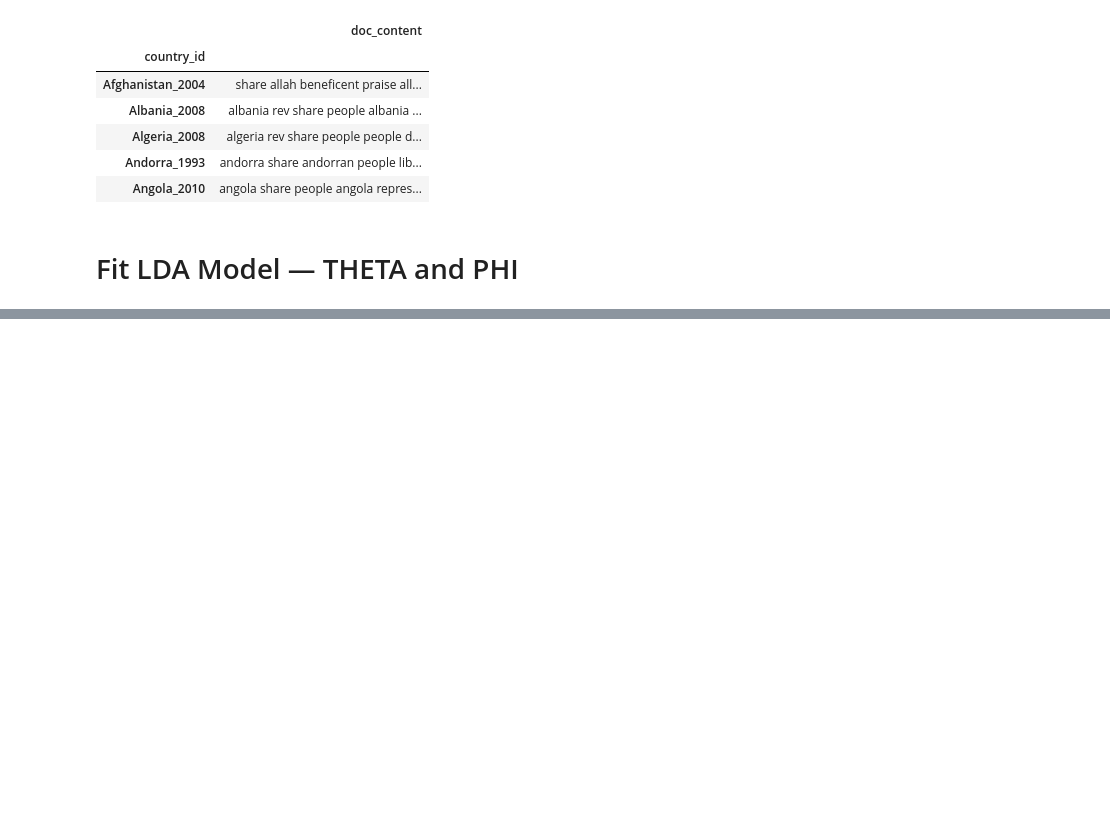
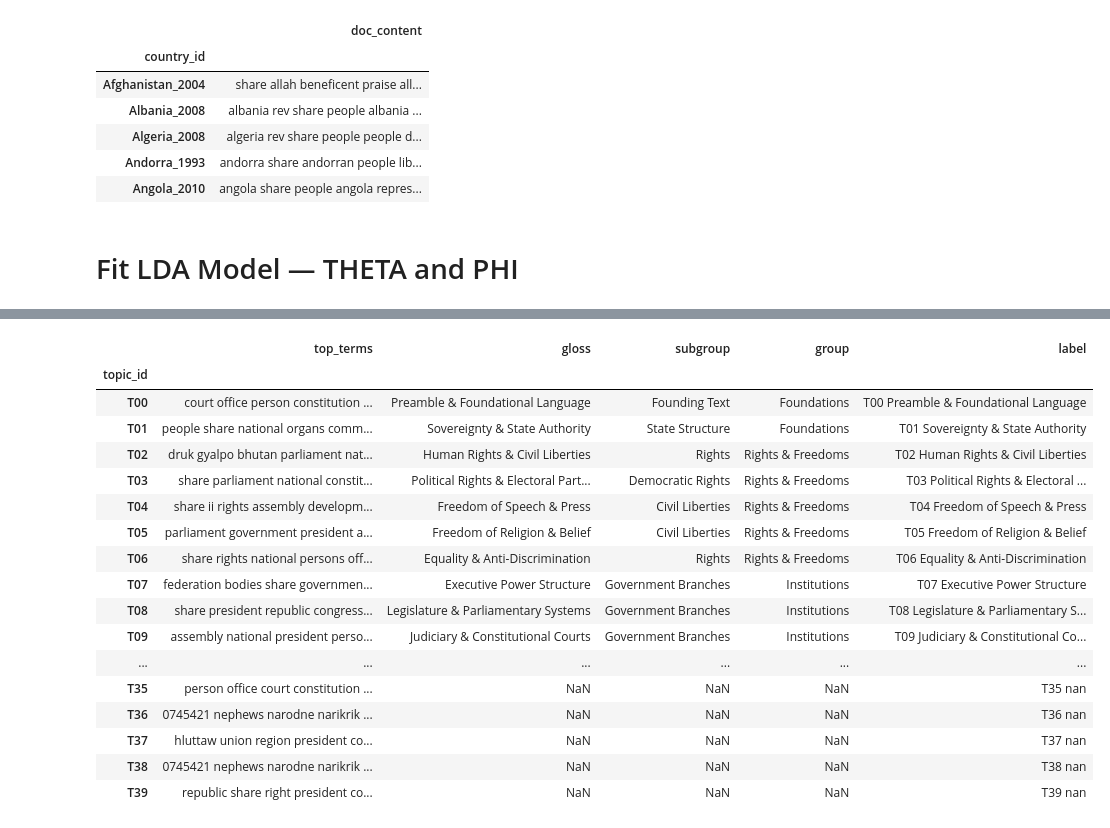
Before and after one commit to Arocha09/constitution_analysis, a Jupyter notebook: constitution_lda.ipynb, the cells around one changed output, grey strips where cells are left out. Drawn from its saved outputs; the diff is of its cells as text; code cells hidden in the pictures; blank space fills up the shorter version.

```diff
--- a/constitution_lda.ipynb
+++ b/constitution_lda.ipynb
@@ -215,3 +130,68 @@ TOPICS
+# %%
+topic_meta = {
+    'T00': {'gloss': 'Preamble & Foundational Language', 'subgroup': 'Founding Text', 'group': 'Foundations'},
+    'T01': {'gloss': 'Sovereignty & State Authority', 'subgroup': 'State Structure', 'group': 'Foundations'},
+    'T02': {'gloss': 'Human Rights & Civil Liberties', 'subgroup': 'Rights', 'group': 'Rights & Freedoms'},
+    'T03': {'gloss': 'Political Rights & Electoral Participation', 'subgroup': 'Democratic Rights', 'group': 'Rights & Freedoms'},
+    'T04': {'gloss': 'Freedom of Speech & Press', 'subgroup': 'Civil Liberties', 'group': 'Rights & Freedoms'},
+    'T05': {'gloss': 'Freedom of Religion & Belief', 'subgroup': 'Civil Liberties', 'group': 'Rights & Freedoms'},
+    'T06': {'gloss': 'Equality & Anti-Discrimination', 'subgroup': 'Rights', 'group': 'Rights & Freedoms'},
+
+    'T07': {'gloss': 'Executive Power Structure', 'subgroup': 'Government Branches', 'group': 'Institutions'},
+    'T08': {'gloss': 'Legislature & Parliamentary Systems', 'subgroup': 'Government Branches', 'group': 'Institutions'},
+    'T09': {'gloss': 'Judiciary & Constitutional Courts', 'subgroup': 'Government Branches', 'group': 'Institutions'},
+    'T10': {'gloss': 'Separation of Powers & Checks and Balances', 'subgroup': 'Institutional Design', 'group': 'Institutions'},
+
+    'T11': {'gloss': 'Elections & Voting Systems', 'subgroup': 'Democratic Institutions', 'group': 'Electoral Systems'},
+    'T12': {'gloss': 'Political Parties & Representation', 'subgroup': 'Democratic Institutions', 'group': 'Electoral Systems'},
+    'T13': {'gloss': 'Electoral Integrity & Fairness', 'subgroup': 'Democratic Quality', 'group': 'Electoral Systems'},
+
+    'T14': {'gloss': 'Federalism & Regional Autonomy', 'subgroup': 'Territorial Structure', 'group': 'State Structure'},
+    'T15': {'gloss': 'Local Government & Decentralization', 'subgroup': 'Territorial Structure', 'group': 'State Structure'},
+
+    'T16': {'gloss': 'Emergency Powers & Authoritarian Exceptions', 'subgroup': 'Crisis Governance', 'group': 'Power Limits'},
+    'T17': {'gloss': 'Military & Security Institutions', 'subgroup': 'State Power', 'group': 'Power Limits'},
+
+    'T18': {'gloss': 'Amendment Procedures & Constitutional Change', 'subgroup': 'Legal Structure', 'group': 'Constitutional Stability'},
+
+    'T19': {'gloss': 'Economic Rights & Property Protections', 'subgroup': 'Socioeconomic Rights', 'group': 'Rights & Freedoms'},
+    'T20': {'gloss': 'Welfare State & Social Guarantees', 'subgroup': 'Socioeconomic Rights', 'group': 'Rights & Freedoms'},
+
+    'T21': {'gloss': 'Rule of Law & Legal Equality', 'subgroup': 'Judicial Principles', 'group': 'Institutions'},
+    'T22': {'gloss': 'Anti-Corruption & Accountability Mechanisms', 'subgroup': 'Governance Quality', 'group': 'Institutions'},
+
+    'T23': {'gloss': 'Democratic Backsliding / Authoritarian Clauses', 'subgroup': 'Regime Control', 'group': 'Power Limits'},
+}
+
+tm = pd.DataFrame(topic_meta).T
+tm.index.name = 'topic_id'
+# An exception is thrown if we already made the join
+try:
+    TOPICS = TOPICS.join(tm)
+except ValueError as e:
+    print("Already joined.")
+del(tm)
+TOPICS['label'] = TOPICS.apply(lambda x: f"{x.name} {x.gloss}", axis=1)
+TOPICS
+# %% [output]
+|  | top_terms | gloss | subgroup | group | label |
+| topic_id |  |  |  |  |  |
+| T00 | court office person constitution ... | Preamble & Foundational Language | Founding Text | Foundations | T00 Preamble & Foundational Language |
+| T01 | people share national organs comm... | Sovereignty & State Authority | State Structure | Foundations | T01 Sovereignty & State Authority |
+| T02 | druk gyalpo bhutan parliament nat... | Human Rights & Civil Liberties | Rights | Rights & Freedoms | T02 Human Rights & Civil Liberties |
+| T03 | share parliament national constit... | Political Rights & Electoral Part... | Democratic Rights | Rights & Freedoms | T03 Political Rights & Electoral ... |
+| T04 | share ii rights assembly developm... | Freedom of Speech & Press | Civil Liberties | Rights & Freedoms | T04 Freedom of Speech & Press |
+| T05 | parliament government president a... | Freedom of Religion & Belief | Civil Liberties | Rights & Freedoms | T05 Freedom of Religion & Belief |
+| T06 | share rights national persons off... | Equality & Anti-Discrimination | Rights | Rights & Freedoms | T06 Equality & Anti-Discrimination |
+| T07 | federation bodies share governmen... | Executive Power Structure | Government Branches | Institutions | T07 Executive Power Structure |
+| T08 | share president republic congress... | Legislature & Parliamentary Systems | Government Branches | Institutions | T08 Legislature & Parliamentary S... |
+| T09 | assembly national president perso... | Judiciary & Constitutional Courts | Government Branches | Institutions | T09 Judiciary & Constitutional Co... |
+| ... | ... | ... | ... | ... | ... |
+| T35 | person office court constitution ... | NaN | NaN | NaN | T35 nan |
+| T36 | 0745421 nephews narodne narikrik ... | NaN | NaN | NaN | T36 nan |
+| T37 | hluttaw union region president co... | NaN | NaN | NaN | T37 nan |
+| T38 | 0745421 nephews narodne narikrik ... | NaN | NaN | NaN | T38 nan |
+| T39 | republic share right president co... | NaN | NaN | NaN | T39 nan |
 # %%
 TOPICS['doc_weight_sum'] = THETA.sum()
 TOPICS['term_freq'] = PHI.sum(1) / PHI.sum(1).sum()
```
Also changed, not shown: parts of 9 cells of this notebook, 10 other files.
